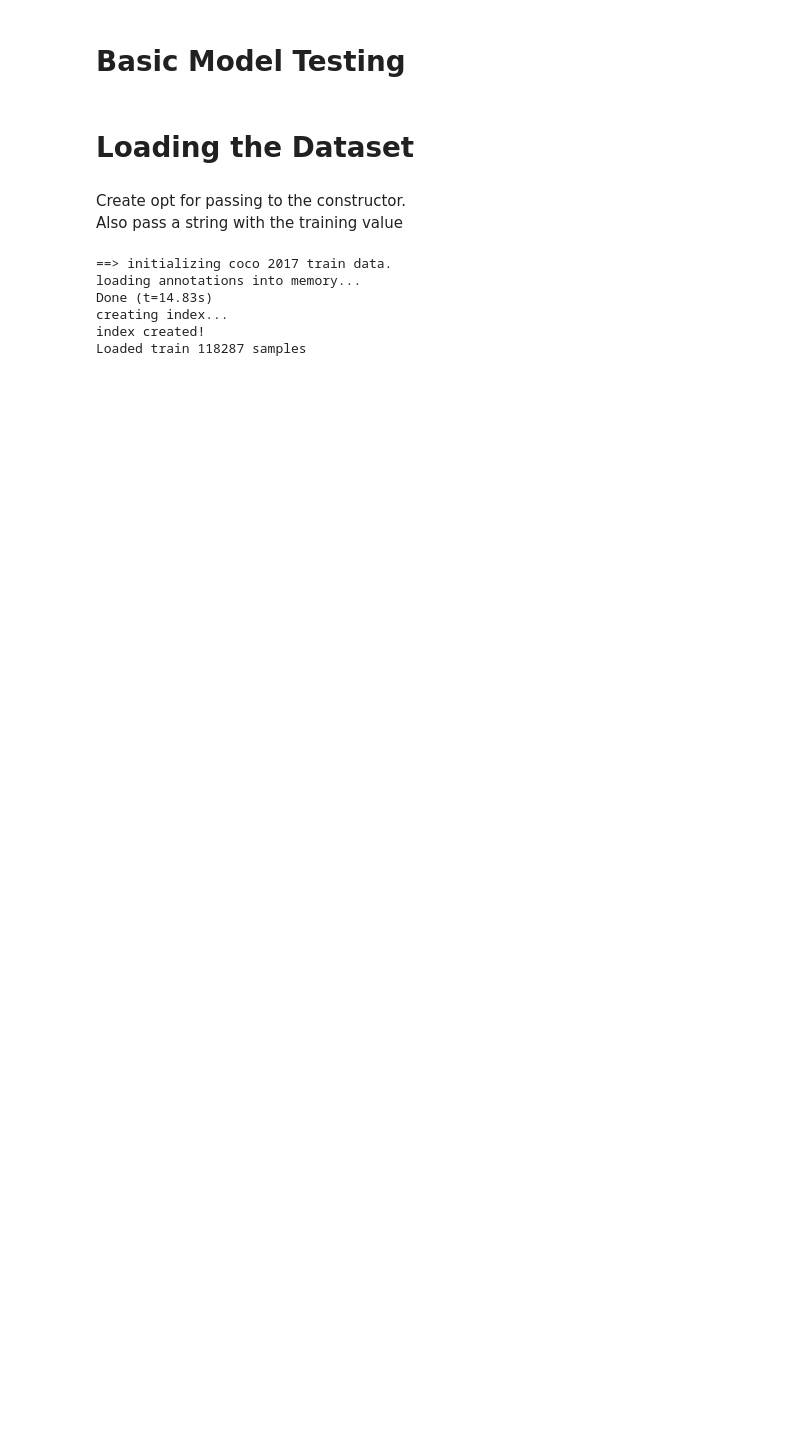
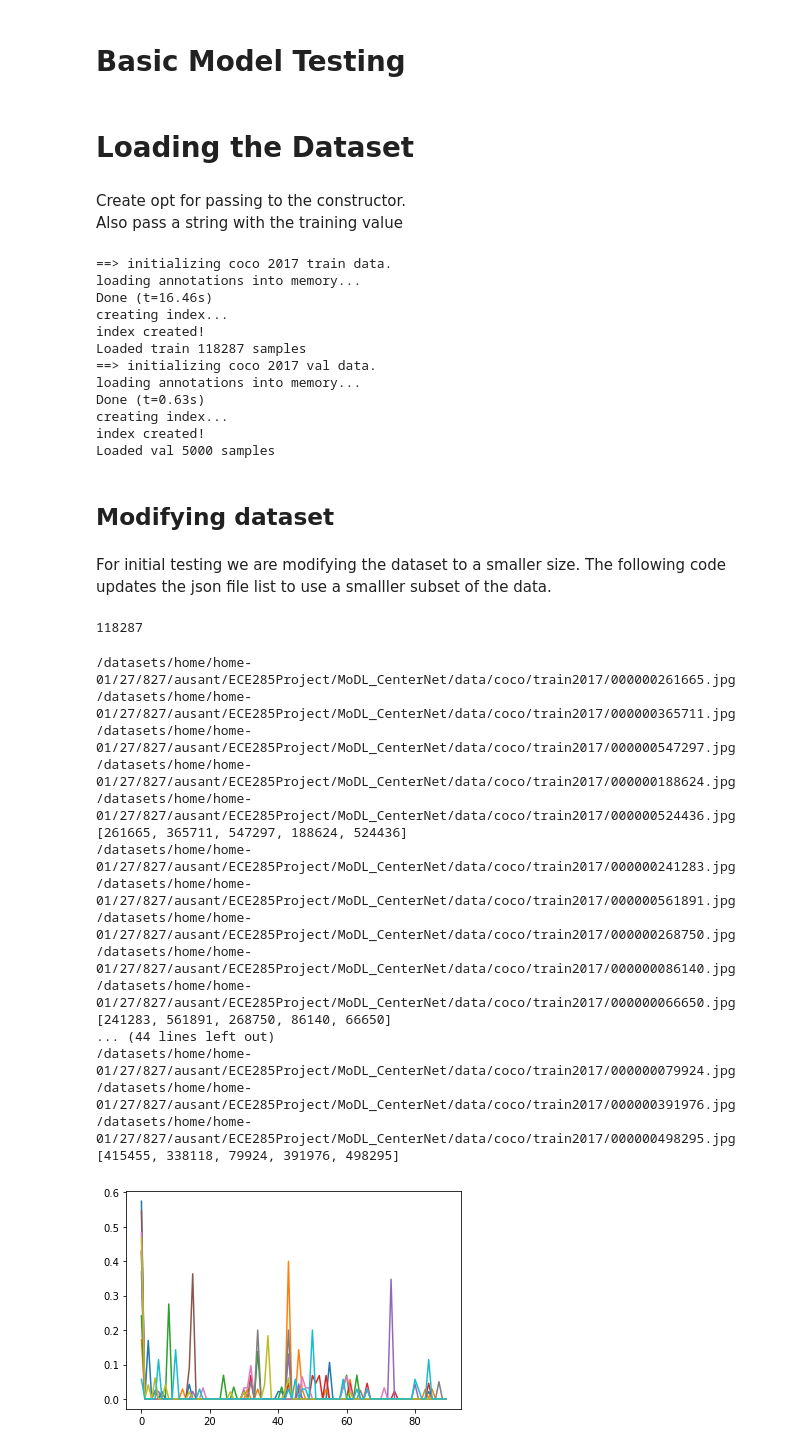
Before and after one commit to rohanpote/MoDL_CenterNet, a Jupyter notebook: src/local_notebooks/notebook_Aditya.ipynb, the cells around one changed output. Saved outputs shown, nothing was run; the diff lists cells and outputs as text; code cells hidden in the pictures; blank space fills up the shorter version.

Commit message:
Updated till start of training loop

```diff
--- a/src/local_notebooks/notebook_Aditya.ipynb
+++ b/src/local_notebooks/notebook_Aditya.ipynb
@@ -40,10 +42,88 @@ opt.task = 'ctdet'
 split = 'train'
 # %%
 dataset = Dataset(opt,split)
+valset = Dataset(opt, 'val')
 # %% [output]
 ==> initializing coco 2017 train data.
 loading annotations into memory...
-Done (t=14.83s)
+Done (t=16.46s)
 creating index...
 index created!
 Loaded train 118287 samples
+==> initializing coco 2017 val data.
+loading annotations into memory...
+Done (t=0.63s)
+creating index...
+index created!
+Loaded val 5000 samples
+# %% [markdown]
+## Modifying dataset
+# %% [markdown]
+For initial testing we are modifying the dataset to a smaller size. The following code updates the json file list to use a smalller subset of the data.
+# %%
+all_Ids=dataset.coco.getImgIds()
+print(len(all_Ids))
+import skimage.io as io
+img_dir='/datasets/home/home-01/27/827/ausant/ECE285Project/MoDL_CenterNet/data/coco/train2017/'
+# %% [output]
+118287
+# %%
+N=5
+kld=np.zeros(10)
+for iter in range(10):
+    imgIds_perm=np.random.permutation(len(all_Ids))
+    tmp=imgIds_perm[0:N].astype(int)
+    tmp2=[all_Ids[t] for t in tmp]
+    dataset.images=tmp2
+    dataset.num_samples=len(dataset.images)
+    sub_inst_cat=np.zeros(90)
+    for j in range(N):
+        sub_cat_lab=[]
+        #print(dataset.images[j],all_Ids[imgIds_perm[j]])
+        img = dataset.coco.loadImgs(dataset.images[j])[0]
+        #id_vec.append(img['id'])
+        f_name=img_dir
+        f_name+=img['file_name']
+        print(f_name)
+        I = io.imread(f_name)
+        #print(img['coco_url'])
+        #plt.figure()
+        #plt.imshow(I)
+        annIds = dataset.coco.getAnnIds(imgIds=img['id'])
+        anns = dataset.coco.loadAnns(annIds)
+        sub_cat_lab=[k['category_id'] for k in anns]
+        for jj in range(90):
+            t=np.where(np.asarray(sub_cat_lab)==jj)
+            sub_inst_cat[jj-1]+=t[0].shape[0]
+    #print(sub_inst_cat/np.sum(sub_inst_cat),np.sum(sub_inst_cat))
+    prob_sub=(sub_inst_cat+1)/np.sum(sub_inst_cat+1)
+    #print(np.log(prob1/(prob_sub+0.001)))
+    #kld[iter]=np.sum(prob1*np.log(prob1/prob_sub))
+
+    plt.plot(sub_inst_cat/(np.sum(sub_inst_cat)))
+    print(dataset.images)
+    #plt.show()
+#plt.figure()
+#print(kld)
+#x=np.arange(90)
+#print(x.shape,prob1[0,:].shape)
+#plt.plot(x,prob1[0,:])
+# %% [output]
+/datasets/home/home-01/27/827/ausant/ECE285Project/MoDL_CenterNet/data/coco/train2017/000000261665.jpg
+/datasets/home/home-01/27/827/ausant/ECE285Project/MoDL_CenterNet/data/coco/train2017/000000365711.jpg
+/datasets/home/home-01/27/827/ausant/ECE285Project/MoDL_CenterNet/data/coco/train2017/000000547297.jpg
+/datasets/home/home-01/27/827/ausant/ECE285Project/MoDL_CenterNet/data/coco/train2017/000000188624.jpg
+/datasets/home/home-01/27/827/ausant/ECE285Project/MoDL_CenterNet/data/coco/train2017/000000524436.jpg
+[261665, 365711, 547297, 188624, 524436]
+/datasets/home/home-01/27/827/ausant/ECE285Project/MoDL_CenterNet/data/coco/train2017/000000241283.jpg
+/datasets/home/home-01/27/827/ausant/ECE285Project/MoDL_CenterNet/data/coco/train2017/000000561891.jpg
+/datasets/home/home-01/27/827/ausant/ECE285Project/MoDL_CenterNet/data/coco/train2017/000000268750.jpg
+/datasets/home/home-01/27/827/ausant/ECE285Project/MoDL_CenterNet/data/coco/train2017/000000086140.jpg
+/datasets/home/home-01/27/827/ausant/ECE285Project/MoDL_CenterNet/data/coco/train2017/000000066650.jpg
+[241283, 561891, 268750, 86140, 66650]
+... (44 lines left out)
+/datasets/home/home-01/27/827/ausant/ECE285Project/MoDL_CenterNet/data/coco/train2017/000000079924.jpg
+/datasets/home/home-01/27/827/ausant/ECE285Project/MoDL_CenterNet/data/coco/train2017/000000391976.jpg
+/datasets/home/home-01/27/827/ausant/ECE285Project/MoDL_CenterNet/data/coco/train2017/000000498295.jpg
+[415455, 338118, 79924, 391976, 498295]
+[figure, added]
```
Also changed, not shown: parts of 13 cells of this notebook.
